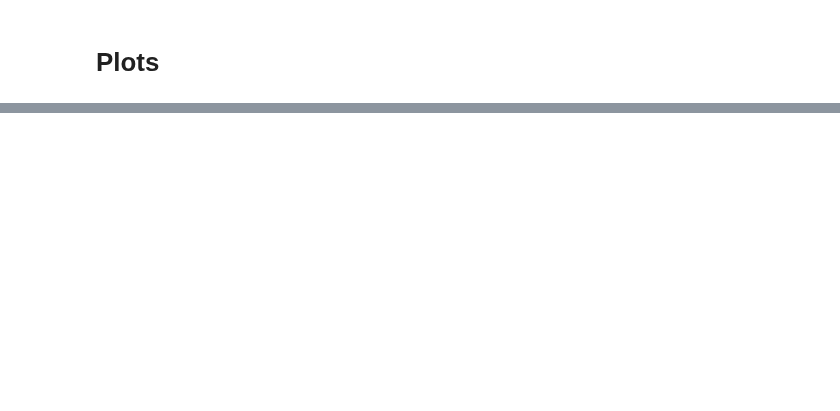
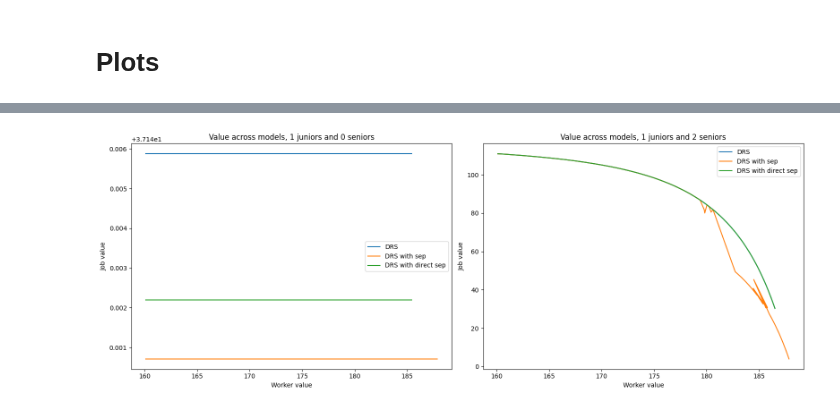
Before and after one commit to zalandru/Dynamic-Contracting-Multi-worker-Firm, a Jupyter notebook: Multiworker_wage_2steps/Initiating MWF.ipynb, the cells around one changed output, grey strips where cells are left out. Drawn from its saved outputs; the diff is of its cells as text; code cells hidden in the pictures; blank space fills up the shorter version.

```diff
--- a/Multiworker_wage_2steps/Initiating MWF.ipynb
+++ b/Multiworker_wage_2steps/Initiating MWF.ipynb
@@ -74,2 +126,4 @@ plts.CRSvsDRSpolicy(cc_W,cc_Wstar,mwc_W,mwc_Wstar,mwc_s_W,mwc_s_Wstar,mwc_s_dir_
 # %%
-plts.ValueComparison(3,0,1,2,cc_W,cc_J,mwc_W,mwc_J,mwc_s_W,mwc_s_J,mwc_s_dir_W,mwc_s_dir_J,0)
+plts.ValueComparison(1,0,1,2,cc_W,cc_J,mwc_W,mwc_J,mwc_s_W,mwc_s_J,mwc_s_dir_W,mwc_s_dir_J,0)
+# %% [output]
+[figure, added]
```
Also changed, not shown: parts of 15 cells of this notebook, 9 other files.
